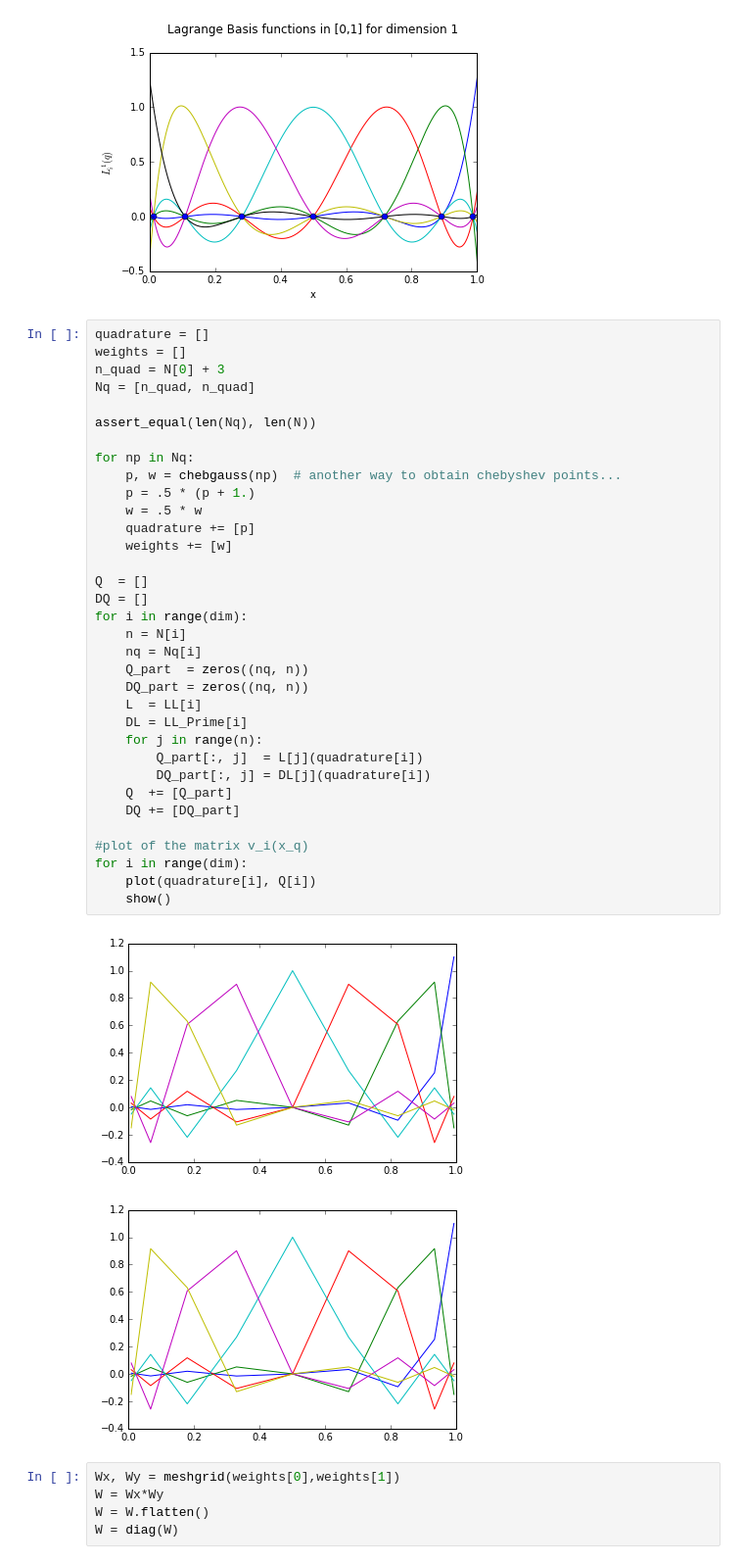
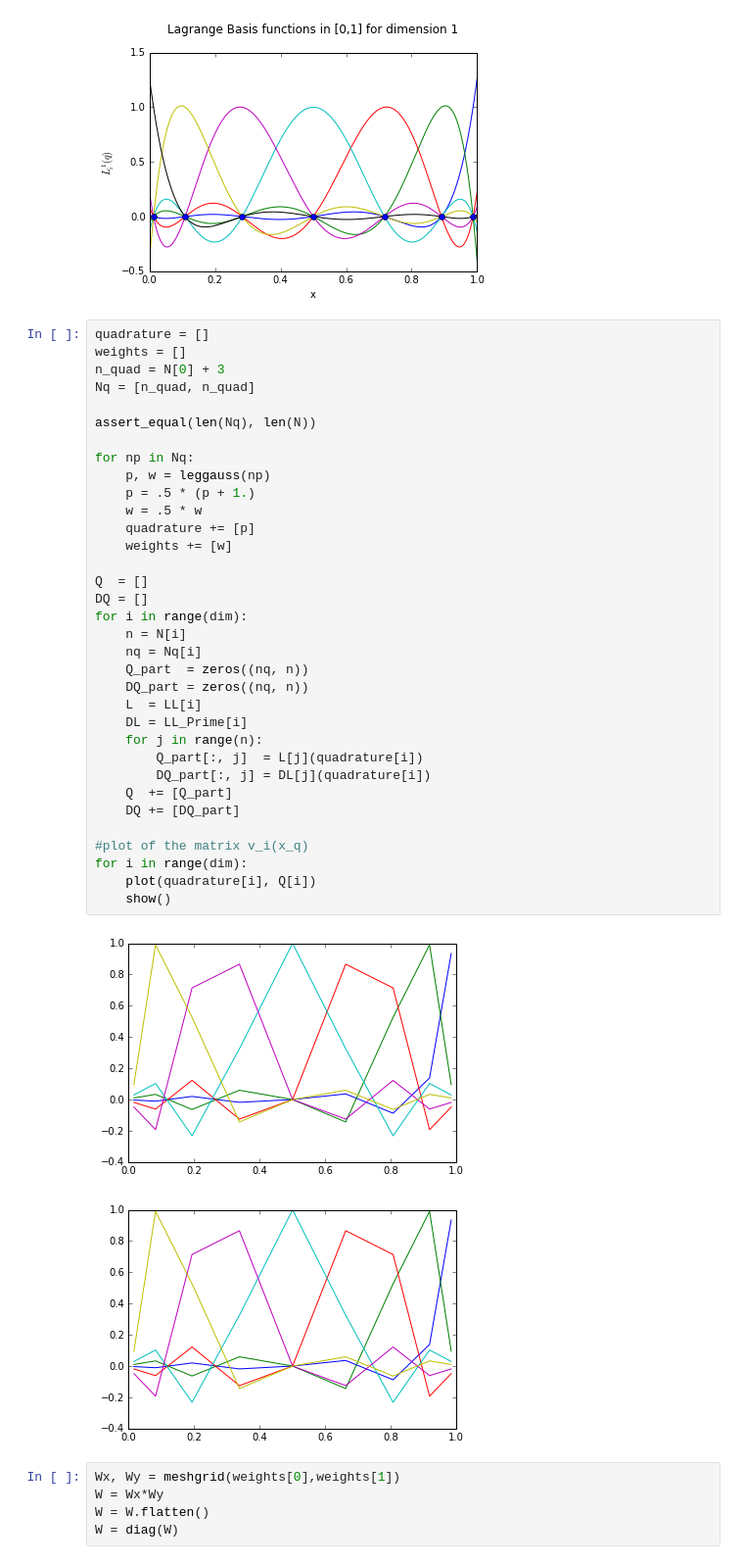
Before and after one commit to pdicerbo/P1.4, a Jupyter notebook: Basics/FinalProject.ipynb, the cells around one changed output. Shown at 98% size. Cells and saved outputs as stored; diff of their text form.

```diff
--- a/Basics/FinalProject.ipynb
+++ b/Basics/FinalProject.ipynb
@@ -189,36 +189,36 @@ n_quad = N[0] + 3
 Nq = [n_quad, n_quad]
 
 assert_equal(len(Nq), len(N))
 
 for np in Nq:
-    p, w = chebgauss(np)  # another way to obtain chebyshev points...
+    p, w = leggauss(np)
     p = .5 * (p + 1.)
     w = .5 * w
     quadrature += [p]
     weights += [w]
 
 Q  = []
 DQ = []
 for i in range(dim):
     n = N[i]
     nq = Nq[i]
     Q_part  = zeros((nq, n))
     DQ_part = zeros((nq, n))
     L  = LL[i]
     DL = LL_Prime[i]
     for j in range(n):
         Q_part[:, j]  = L[j](quadrature[i])
         DQ_part[:, j] = DL[j](quadrature[i])
     Q  += [Q_part]
     DQ += [DQ_part]
 
 #plot of the matrix v_i(x_q)
 for i in range(dim):
     plot(quadrature[i], Q[i])
     show()
 # %% [output]
-[figure, old version]
+[figure, new version]
-[figure, old version]
+[figure, new version]
 # %%
 Wx, Wy = meshgrid(weights[0],weights[1])
 W = Wx*Wy
```
Also changed, not shown: parts of 4 cells of this notebook.
